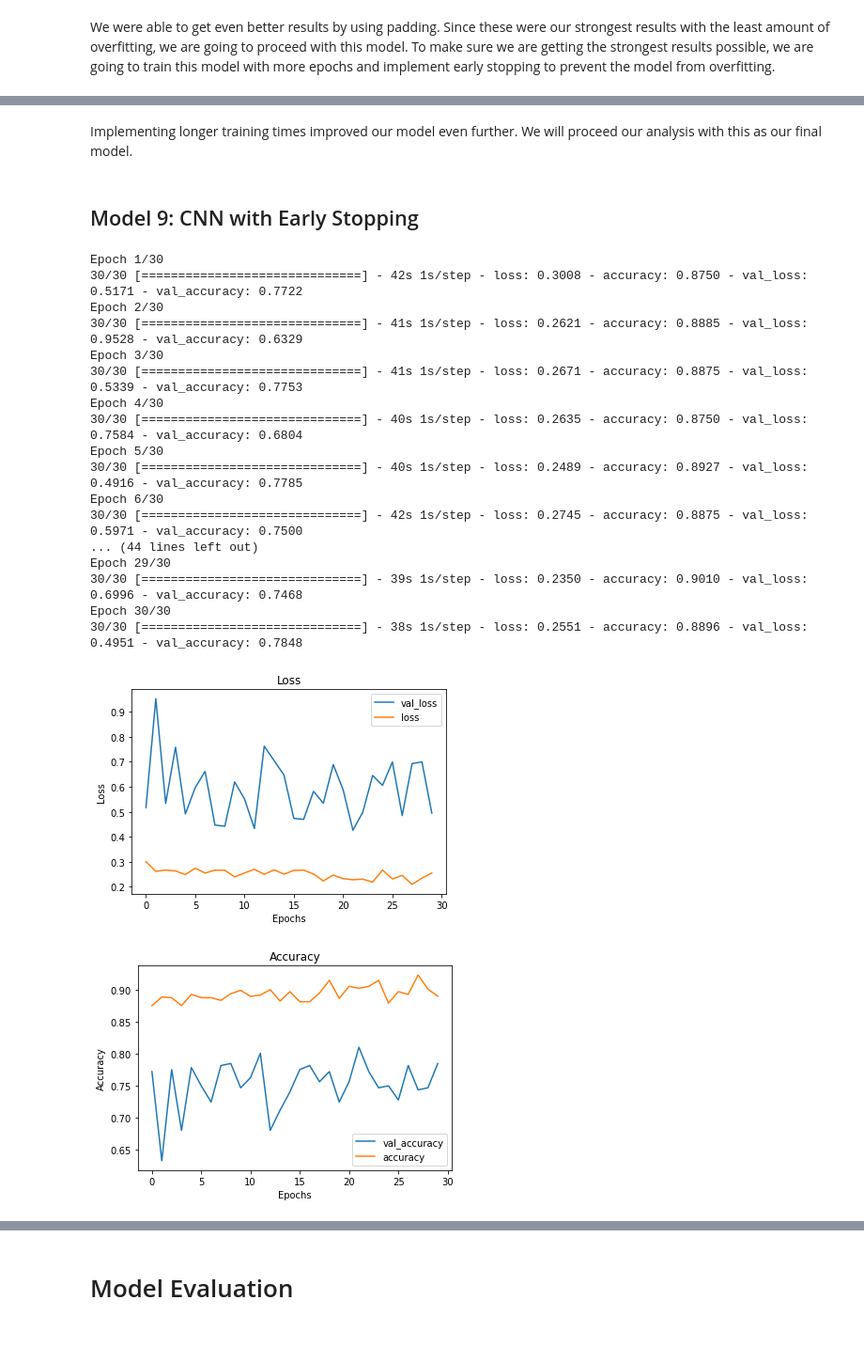
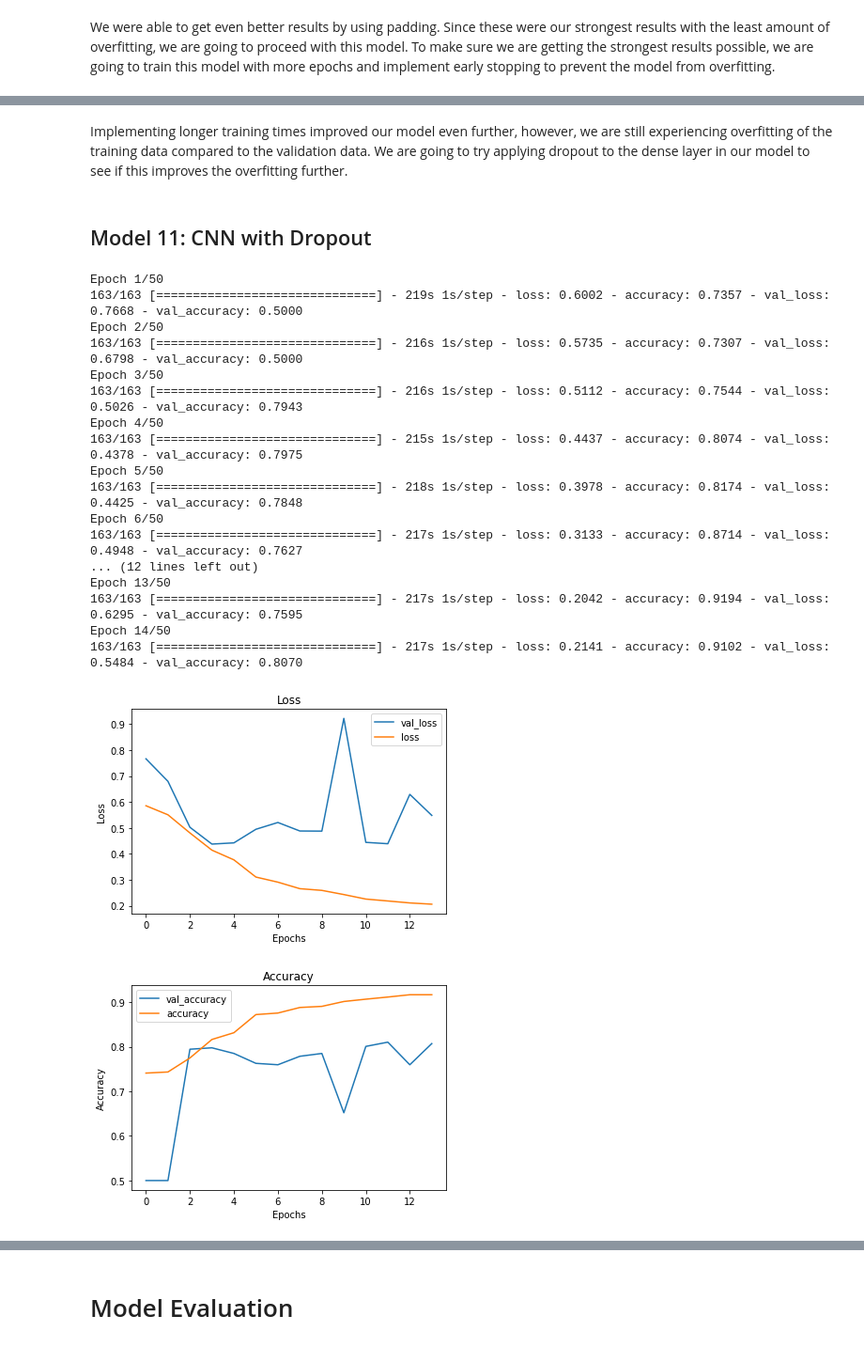
Before and after one commit to Sammyknee/pneumonia_image_classification, a Jupyter notebook: Pneumonia_Classification_Notebook.ipynb, the cells around one changed output, grey strips where cells are left out. Shown at 94% size. Cells and saved outputs as stored; diff of their text form; code cells hidden in the pictures.

Commit message:
reran models and picked final

```diff
--- a/Pneumonia_Classification_Notebook.ipynb
+++ b/Pneumonia_Classification_Notebook.ipynb
@@ -1158,3 +1072,5 @@ testing loss:0.1, testing accuracy:0.96
-# %% [markdown]
-Implementing longer training times improved our model even further. We will proceed our analysis with this as our final model.
+# %% [markdown]
+Implementing longer training times improved our model even further, however, we are still experiencing overfitting of the training data compared to the validation data. We are going to try applying dropout to the dense layer in our model to see if this improves the overfitting further.
+# %% [markdown]
+## Model 11: CNN with Dropout
 # %%
@@ -1175,34 +1103,30 @@ Implementing longer training times improved our model even further. We will proc
-# %% [markdown]
-## Model 9: CNN with Early Stopping
-# %%
-early_stopping = [EarlyStopping(monitor='val_loss',patience=10),
-                  ModelCheckpoint(filepath='best_model.h5', monitor='val_loss', save_best_only=True)]
 # %%
-history_9 = model_8.fit(train_generator,
-                    steps_per_epoch=30,
-                    epochs=30,
+history_11 = model_11.fit(train_generator,
+                    steps_per_epoch=train_steps,
+                    epochs=50,
                     callbacks=early_stopping,
-                    validation_data=val_generator)
+                    validation_data=val_generator,
+                            validation_steps=10)
 # %% [output]
-Epoch 1/30
-30/30 [==============================] - 42s 1s/step - loss: 0.3008 - accuracy: 0.8750 - val_loss: 0.5171 - val_accuracy: 0.7722
-Epoch 2/30
-30/30 [==============================] - 41s 1s/step - loss: 0.2621 - accuracy: 0.8885 - val_loss: 0.9528 - val_accuracy: 0.6329
-Epoch 3/30
-30/30 [==============================] - 41s 1s/step - loss: 0.2671 - accuracy: 0.8875 - val_loss: 0.5339 - val_accuracy: 0.7753
-Epoch 4/30
-30/30 [==============================] - 40s 1s/step - loss: 0.2635 - accuracy: 0.8750 - val_loss: 0.7584 - val_accuracy: 0.6804
-Epoch 5/30
-30/30 [==============================] - 40s 1s/step - loss: 0.2489 - accuracy: 0.8927 - val_loss: 0.4916 - val_accuracy: 0.7785
-Epoch 6/30
-30/30 [==============================] - 42s 1s/step - loss: 0.2745 - accuracy: 0.8875 - val_loss: 0.5971 - val_accuracy: 0.7500
-... (44 lines left out)
-Epoch 29/30
-30/30 [==============================] - 39s 1s/step - loss: 0.2350 - accuracy: 0.9010 - val_loss: 0.6996 - val_accuracy: 0.7468
-Epoch 30/30
-30/30 [==============================] - 38s 1s/step - loss: 0.2551 - accuracy: 0.8896 - val_loss: 0.4951 - val_accuracy: 0.7848
+Epoch 1/50
+163/163 [==============================] - 219s 1s/step - loss: 0.6002 - accuracy: 0.7357 - val_loss: 0.7668 - val_accuracy: 0.5000
+Epoch 2/50
+163/163 [==============================] - 216s 1s/step - loss: 0.5735 - accuracy: 0.7307 - val_loss: 0.6798 - val_accuracy: 0.5000
+Epoch 3/50
+163/163 [==============================] - 216s 1s/step - loss: 0.5112 - accuracy: 0.7544 - val_loss: 0.5026 - val_accuracy: 0.7943
+Epoch 4/50
+163/163 [==============================] - 215s 1s/step - loss: 0.4437 - accuracy: 0.8074 - val_loss: 0.4378 - val_accuracy: 0.7975
+Epoch 5/50
+163/163 [==============================] - 218s 1s/step - loss: 0.3978 - accuracy: 0.8174 - val_loss: 0.4425 - val_accuracy: 0.7848
+Epoch 6/50
+163/163 [==============================] - 217s 1s/step - loss: 0.3133 - accuracy: 0.8714 - val_loss: 0.4948 - val_accuracy: 0.7627
+... (12 lines left out)
+Epoch 13/50
+163/163 [==============================] - 217s 1s/step - loss: 0.2042 - accuracy: 0.9194 - val_loss: 0.6295 - val_accuracy: 0.7595
+Epoch 14/50
+163/163 [==============================] - 217s 1s/step - loss: 0.2141 - accuracy: 0.9102 - val_loss: 0.5484 - val_accuracy: 0.8070
 # %%
-visualize_training_results(history_9)
+visualize_training_results(history_11)
 # %% [output]
-[figure, old version]
+[figure, new version]
-[figure, old version]
+[figure, new version]
```
Also changed, not shown: parts of 141 cells of this notebook.
